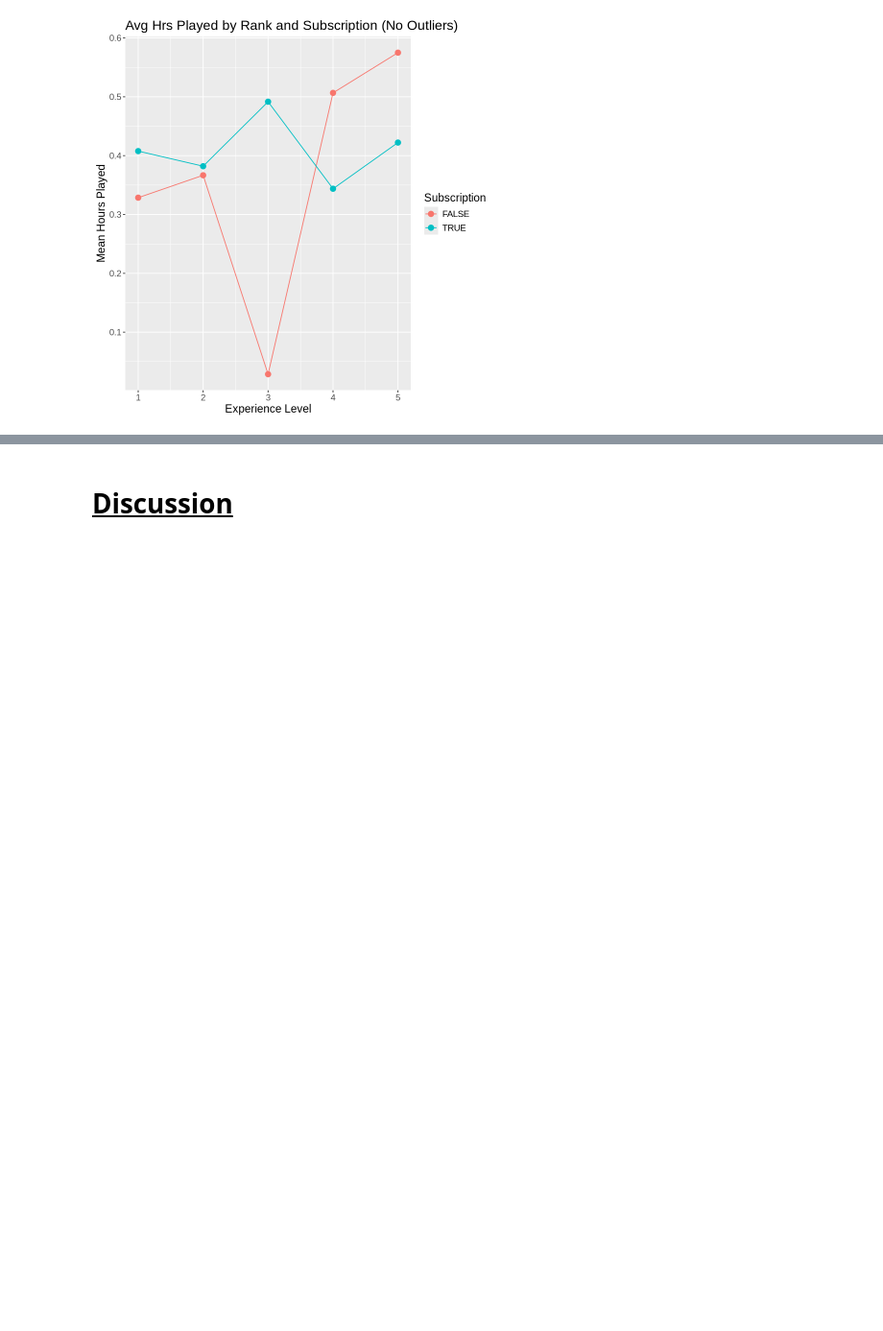
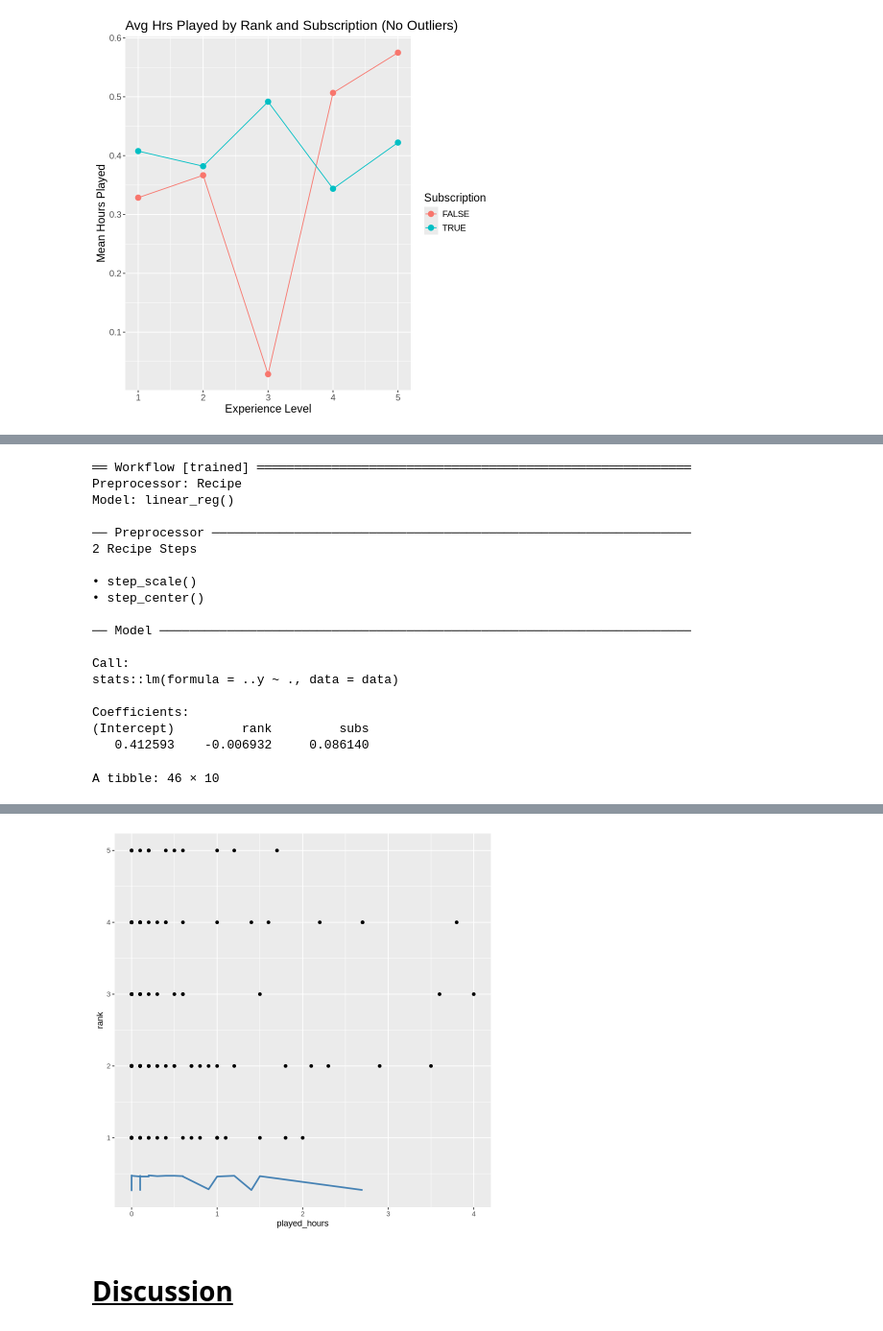
Before and after one commit to Alonso181006/dsci-100-2024w2-group-005-30, a Jupyter notebook: Project.ipynb, the cells around one changed output, grey strips where cells are left out. Shown at 96% size. Drawn from its saved outputs; the diff is of its cells as text; code cells hidden in the pictures; blank space fills up the shorter version.

Commit message:
Switched to Linear Regression

```diff
--- a/Project.ipynb
+++ b/Project.ipynb
@@ -187,6 +169,54 @@ A tibble: 6 × 7
 # %%
-set.seed(1)
-kmin <- players_results |>
-    filter(mean == min(mean)) |>
-    pull(neighbors)
-players_spec <- nearest_neighbor(weight_func = "rectangular", neighbors = kmin)
+# set.seed(2)
+# kmin <- players_results |>
+#     filter(mean == min(mean)) |>
+#     pull(neighbors)
+
+# players_spec <- nearest_neighbor(weight_func = "rectangular", neighbors = kmin) |>
+#     set_engine("kknn") |>
+#     set_mode("regression")
+
+players_fit <- workflow() |>
+    add_recipe(players_recipe) |>
+    add_model(players_spec) |>
+    fit(data = players_train)
+
+players_fit
+
+players_summary <- players_fit |>
+    predict(players_test) |>
+    bind_cols(players_test)
+    # metrics(truth = played_hours, estimate = .pred) |>
+    # filter(.metric == "rmse")
+
+players_summary
+
+
+lm_plot_final <- ggplot(players_data_ranks, aes(x = played_hours, y = rank)) +
+    geom_point() +
+    geom_line(data = players_summary,
+             mapping = aes(x = played_hours, y = .pred),
+             color = "steelblue",
+             linewidth = 1)
+
+lm_plot_final
+# %% [output]
+══ Workflow [trained] ══════════════════════════════════════════════════════════
+Preprocessor: Recipe
+Model: linear_reg()
+
+── Preprocessor ────────────────────────────────────────────────────────────────
+2 Recipe Steps
+
+• step_scale()
+• step_center()
+
+── Model ───────────────────────────────────────────────────────────────────────
+
+Call:
+stats::lm(formula = ..y ~ ., data = data)
+
+Coefficients:
+(Intercept)         rank         subs
+   0.412593    -0.006932     0.086140
+A tibble: 46 × 10
@@ -193,3 +232,4 @@ players_spec <- nearest_neighbor(weight_func = "rectangular", neighbors = kmin)
+[figure, added]
 # %% [markdown]
 **<ins>Discussion</ins>**
 ==
```
Also changed, not shown: parts of 5 cells of this notebook.
